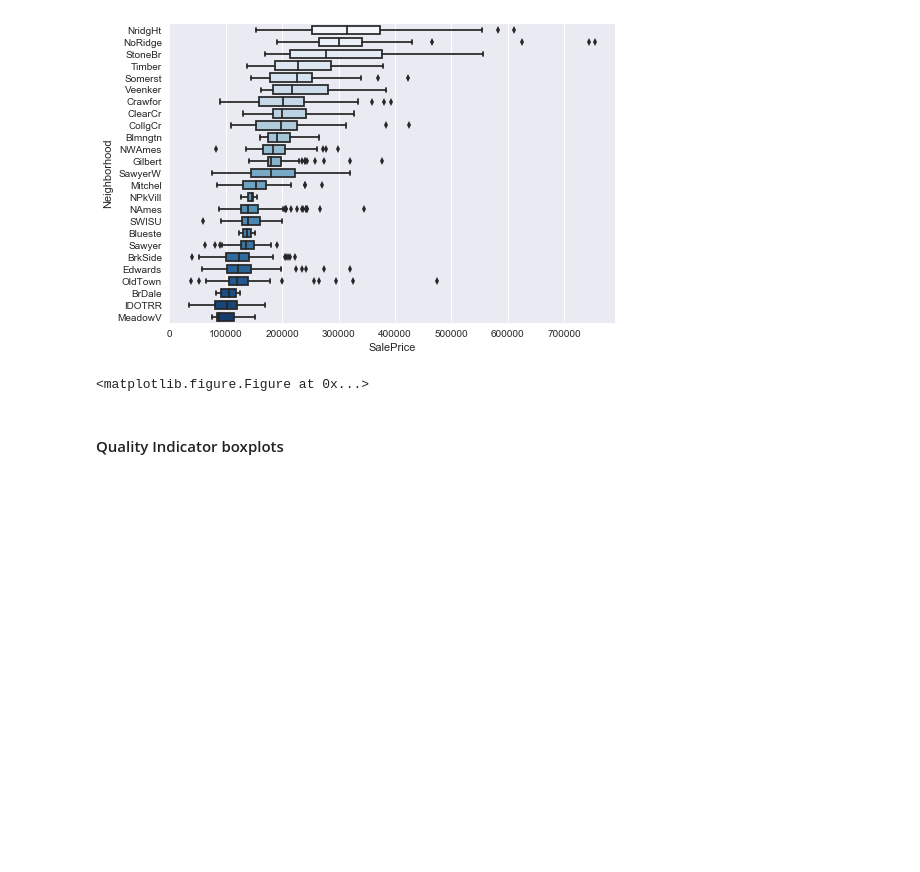
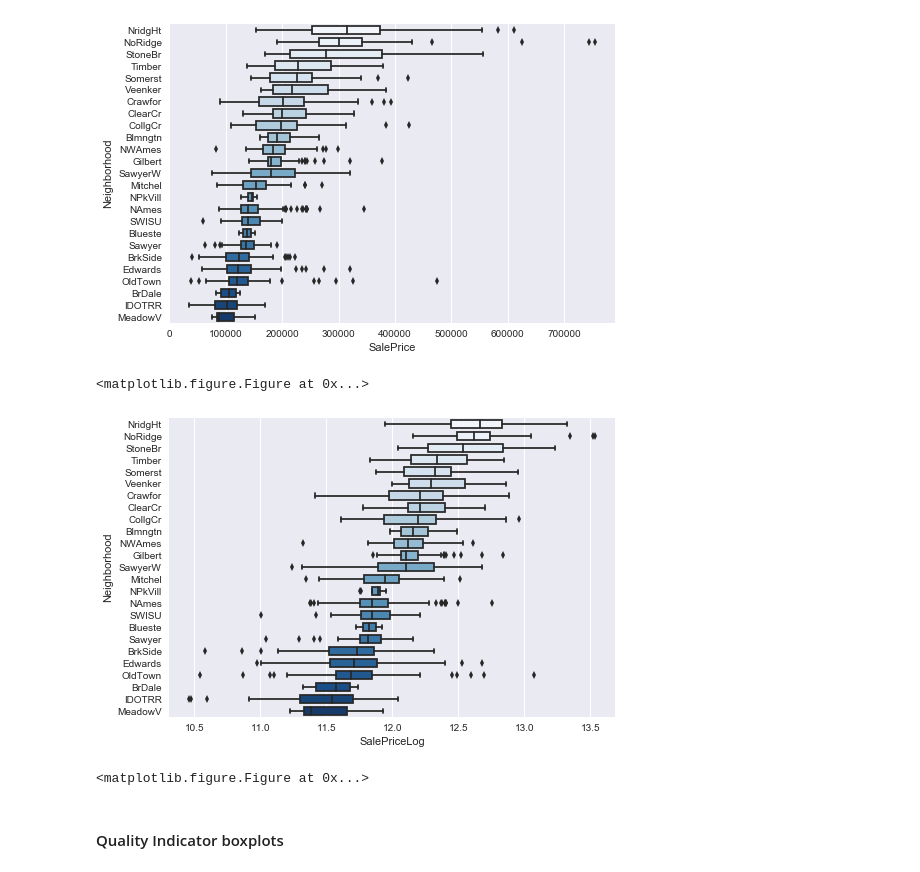
Before and after one commit to timbowler/Springboard, a Jupyter notebook: project_file.ipynb, the cells around one changed output. Saved outputs shown, nothing was run; the diff lists cells and outputs as text; code cells hidden in the pictures; blank space fills up the shorter version.

```diff
--- a/project_file.ipynb
+++ b/project_file.ipynb
@@ -229,6 +331,15 @@ plt.show()
 # %% [output]
 [figure]
 <matplotlib.figure.Figure at 0x...>
+# %%
+df = data.sort_values('Neighborhood')
+ranks = data.groupby('Neighborhood')['SalePriceLog'].median().fillna(0).sort_values(ascending=False).index
+sns.boxplot(df.SalePriceLog, df.Neighborhood, order=ranks, palette=sns.color_palette("Blues", 25), width=0.7)
+plt.figure(figsize=(6, 8))
+plt.show()
+# %% [output]
+[figure, added]
+<matplotlib.figure.Figure at 0x...>
 # %% [markdown]
 #### Quality Indicator boxplots
 # %%
```
Also changed, not shown: parts of 22 cells of this notebook.
